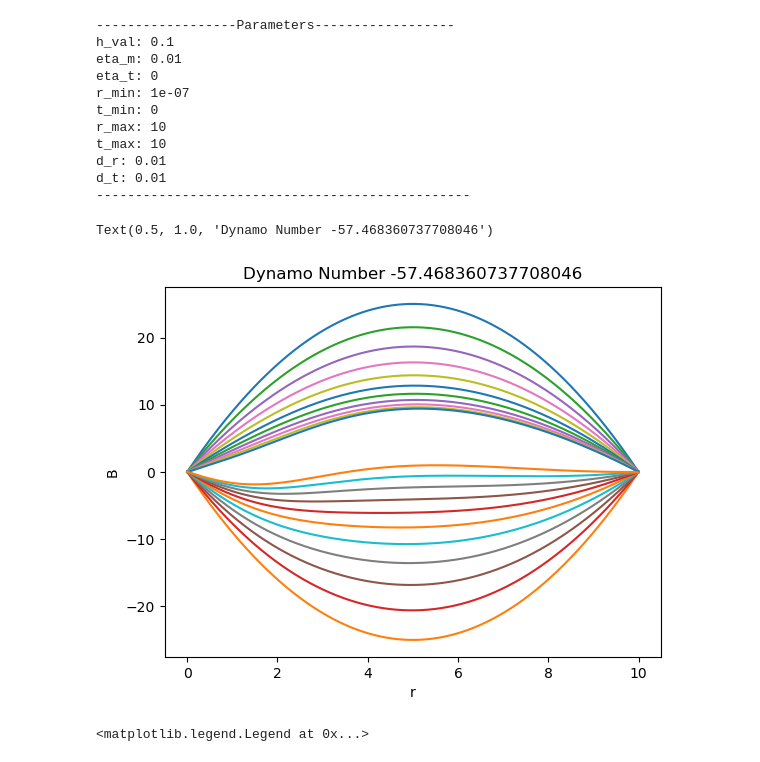
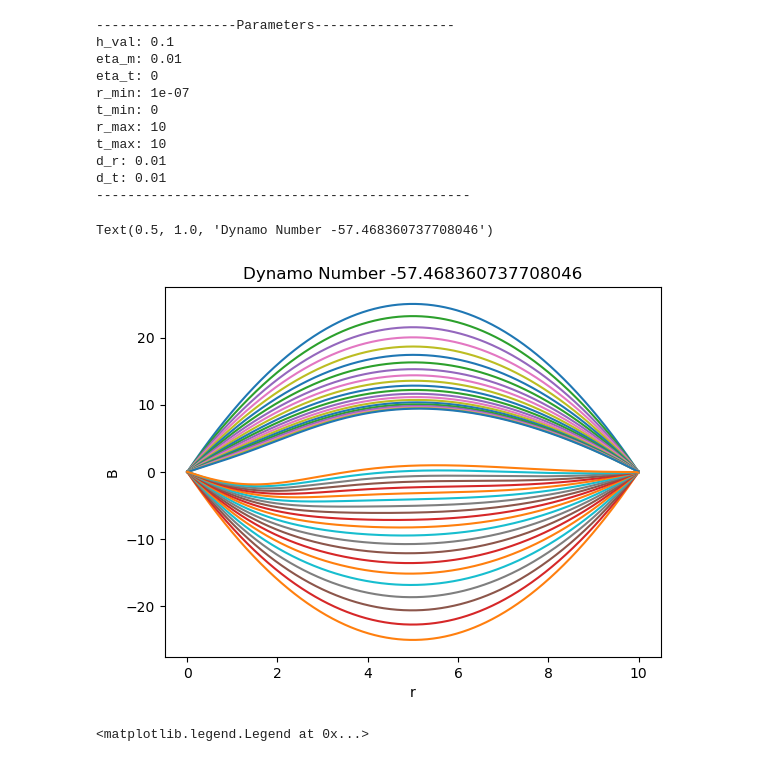
Before and after one commit to dc250601/MHD.github.io, a Jupyter notebook: Solution2.ipynb, the cells around one changed output. Drawn from its saved outputs; the diff is of its cells as text; code cells hidden in the pictures.

```diff
--- a/Solution2.ipynb
+++ b/Solution2.ipynb
@@ -211,0 +213,9 @@ Text(0.5, 1.0, 'Dynamo Number -287.34180368854027')
+# %%
+#Unscaled --->
+
+for i in range(0,len(B_r_evolution),50):
+    plt.plot(r.get(),B_r_evolution[i].get())
+    plt.plot(r.get(),B_phi_evolution[i].get())
+plt.xlabel("r")
+plt.ylabel("B")
+plt.title(f"Dynamo Number {D.item()}")
@@ -211,0 +225,6 @@ Text(0.5, 1.0, 'Dynamo Number -287.34180368854027')
+# %%
+for i in range(0,len(B_r_evolution),50):
+    plt.xlabel("r")
+    plt.ylabel("Pitch Angle")
+    plt.plot(r.get(), np.arctan(B_r_evolution[i]/B_phi_evolution[i]).get())
+plt.title("Pitch Angle")
@@ -218,9 +270,3 @@ plt.legend()
 # %% [output]
 <matplotlib.legend.Legend at 0x...>
 [figure]
-# %%
-for i in range(0,len(B_r_evolution),5):
-    plt.xlabel("r")
-    plt.ylabel("Pitch Angle")
-    plt.plot(r.get(), np.arctan(B_r_evolution[i]/B_phi_evolution[i]).get())
-plt.title("Pitch Angle")
@@ -294,9 +320,9 @@ d_t: 0.01
 # %%
 for i in tqdm(range(len(dt))):
     time_step = dt[i]
-    if i%20 == 0:
-        B_r_evolution.append(B_r_t)
-        B_phi_evolution.append(Bphi_t)
+    if i%1 == 0:
+        B_r_evolution.append(B_r_t[:,None])
+        B_phi_evolution.append(Bphi_t[:,None])
         time_evol.append(t_min + i*np.abs(d_t))
     time.append(t_min + i*d_t)
     B_r_decay.append(B_r_t[r_index])
@@ -317,15 +343,15 @@ for i in tqdm(range(len(dt))):
 # %%
 #Unscaled --->
 
-for i in range(0,len(B_r_evolution),5):
+for i in range(0,len(B_r_evolution),50):
     plt.plot(r.get(),B_r_evolution[i].get())
     plt.plot(r.get(),B_phi_evolution[i].get())
 plt.xlabel("r")
 plt.ylabel("B")
 plt.title(f"Dynamo Number {D.item()}")
 # %% [output]
 Text(0.5, 1.0, 'Dynamo Number -57.468360737708046')
-[figure, old version]
+[figure, new version]
 # %%
 plt.plot(r.get(), omega_f(r).get(), label="OMEGA")
 plt.plot(r.get(), alpha_f(r).get(), label=r"r")
```
Also changed, not shown: parts of 15 cells of this notebook.
